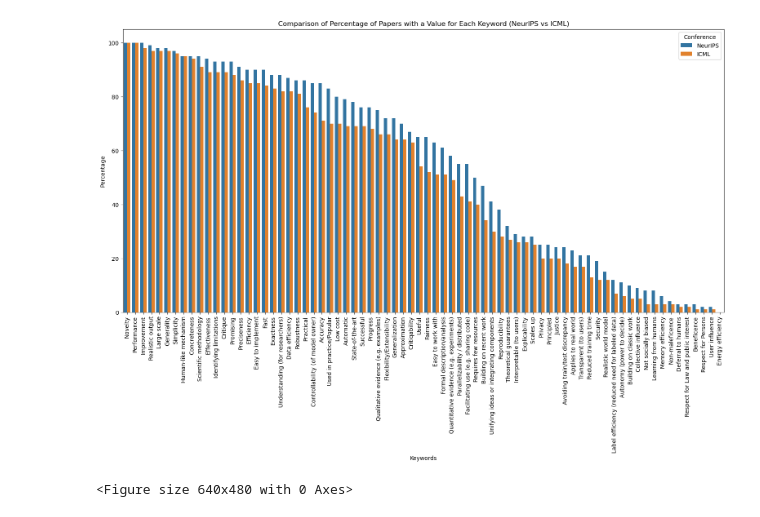
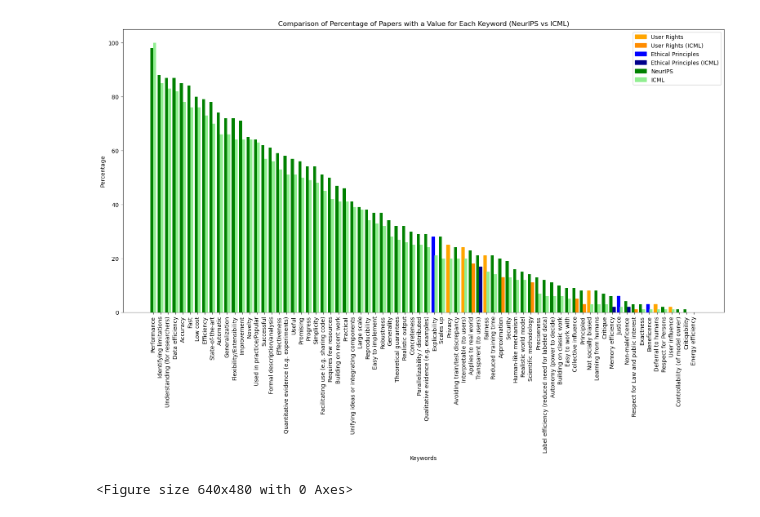
Before and after one commit to IsabelKurth/values-in-ml-research, a Jupyter notebook: analysis_and_plots.ipynb, the cells around one changed output. Cells and saved outputs as stored; diff of their text form; code cells hidden in the pictures.

```diff
--- a/analysis_and_plots.ipynb
+++ b/analysis_and_plots.ipynb
@@ -126,29 +62,57 @@ plt.savefig('plots/percentage_icml.png')
-# %%
-# Merge the percentage dataframes for NeurIPS and ICML
-merged_percentage_df = pd.DataFrame({
-    'Keyword': percentage_with_value_sorted_neurips.index,
-    'NeurIPS': percentage_with_value_sorted_neurips.values,
-    'ICML': percentage_with_value_sorted_icml.values
-})
-
-# Melt the dataframe for easier plotting with seaborn
-melted_percentage_df = merged_percentage_df.melt(id_vars='Keyword', var_name='Conference', value_name='Percentage')
-
-# Plot using seaborn
-plt.figure(figsize=(19, 9))
-sns.barplot(data=melted_percentage_df, x='Keyword', y='Percentage', hue='Conference')
-plt.title('Comparison of Percentage of Papers with a Value for Each Keyword (NeurIPS vs ICML)')
-plt.xlabel('Keywords')
-plt.ylabel('Percentage')
-plt.xticks(rotation=90)
-plt.legend(title='Conference')
-plt.show()
-
-# Save the plot
-plt.savefig('plots/percentage_comparison_conferences.png')
-# %% [output]
-[figure, removed]
-<Figure size 640x480 with 0 Axes>
+# %%
+# Combine the percentage dataframes for NeurIPS and ICML
+melted_percentage_df = pd.concat([
+    percentage_with_value_sorted_neurips.rename('Percentage').reset_index().assign(Conference='NeurIPS'),
+    percentage_with_value_sorted_icml.rename('Percentage').reset_index().assign(Conference='ICML')
+])
+melted_percentage_df.columns = ['Keyword', 'Percentage', 'Conference']
+
+# Plot using matplotlib
+fig, ax = plt.subplots(figsize=(19, 9))
+
+# Define bar width and positions
+bar_width = 0.4
+positions_neurips = range(len(percentage_with_value_sorted_neurips))
+positions_icml = [p + bar_width for p in positions_neurips]
+
+# Plot NeurIPS bars
+bars_neurips = ax.bar(positions_neurips, percentage_with_value_sorted_neurips, width=bar_width, label='NeurIPS', color='green')
+
+# Plot ICML bars
+bars_icml = ax.bar(positions_icml, percentage_with_value_sorted_icml, width=bar_width, label='ICML', color='lightgreen')
+
+# Highlight specific bars in orange for user rights
+for keyword in highlight_keywords_user_rights:
+    if keyword in percentage_with_value_sorted_neurips.index:
+        bars_neurips[percentage_with_value_sorted_neurips.index.get_loc(keyword)].set_color('orange')
+    if keyword in percentage_with_value_sorted_icml.index:
+        bars_icml[percentage_with_value_sorted_icml.index.get_loc(keyword)].set_color('darkorange')
+
+# Highlight specific bars in blue for ethics
+for keyword in highlight_keywords_ethics:
+    if keyword in percentage_with_value_sorted_neurips.index:
+        bars_neurips[percentage_with_value_sorted_neurips.index.get_loc(keyword)].set_color('blue')
+    if keyword in percentage_with_value_sorted_icml.index:
+        bars_icml[percentage_with_value_sorted_icml.index.get_loc(keyword)].set_color('darkblue')
+
+# Add legend
+orange_patch = mpatches.Patch(color='orange', label='User Rights')
+darkorange_patch = mpatches.Patch(color='darkorange', label='User Rights (ICML)')
+blue_patch = mpatches.Patch(color='blue', label='Ethical Principles')
+darkblue_patch = mpatches.Patch(color='darkblue', label='Ethical Principles (ICML)')
+plt.legend(handles=[orange_patch, darkorange_patch, blue_patch, darkblue_patch, mpatches.Patch(color='green', label='NeurIPS'), mpatches.Patch(color='lightgreen', label='ICML')])
+
+plt.title('Comparison of Percentage of Papers with a Value for Each Keyword (NeurIPS vs ICML)')
+plt.xlabel('Keywords')
+plt.ylabel('Percentage')
+plt.xticks([p + bar_width / 2 for p in positions_neurips], percentage_with_value_sorted_neurips.index, rotation=90)
+plt.show()
+
+# Save the plot
+plt.savefig('plots/percentage_comparison_conferences.png')
+# %% [output]
+[figure, added]
+<Figure size 640x480 with 0 Axes>
 # %%
 # Read the values.csv file
 values_df = pd.read_csv('values.csv')
```
Also changed, not shown: parts of 7 cells of this notebook, 8 other files.
